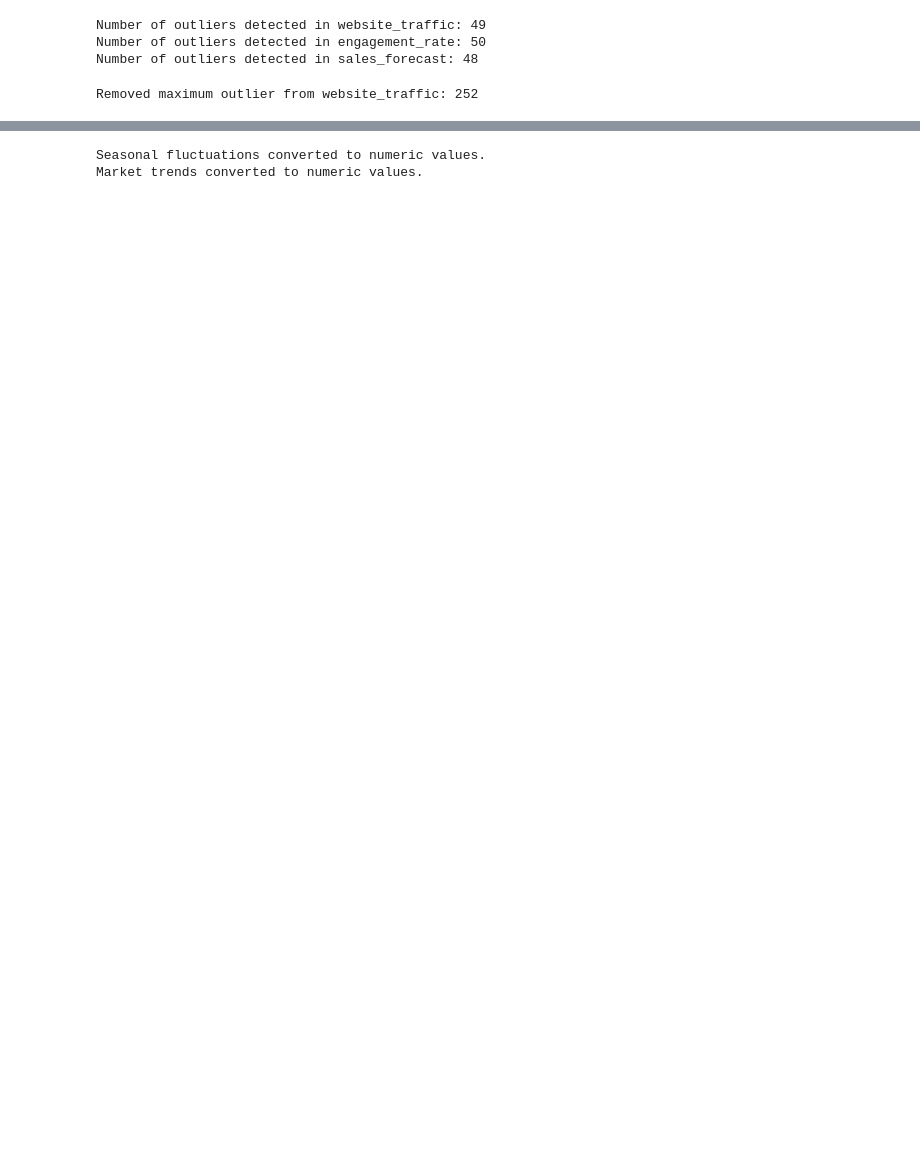
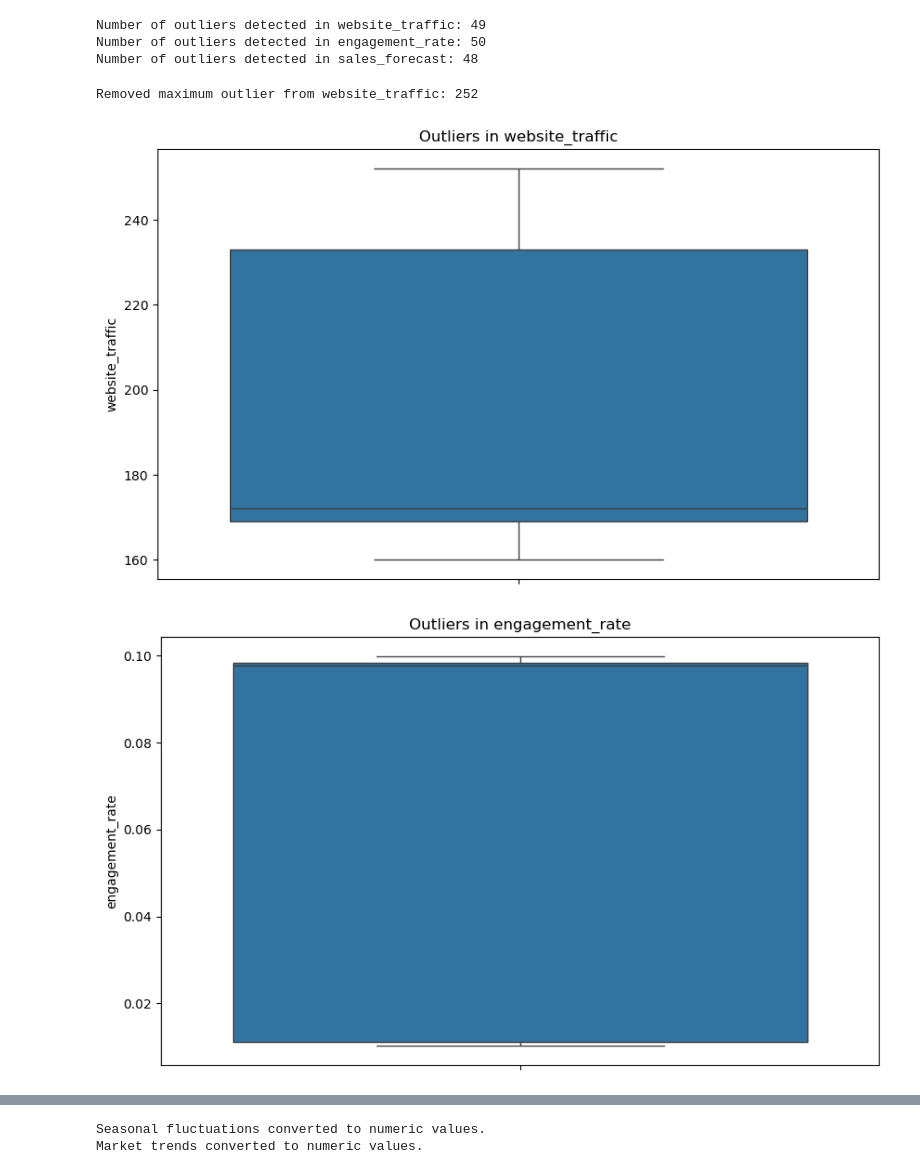
Before and after one commit to RebeccaMorolong/Ecommerce-Marketing-Forecast, a Jupyter notebook: websiteanalysis.ipynb, the cells around one changed output, grey strips where cells are left out. Cells and saved outputs as stored; diff of their text form; code cells hidden in the pictures; blank space fills up the shorter version.

```diff
--- a/websiteanalysis.ipynb
+++ b/websiteanalysis.ipynb
@@ -172,11 +186,16 @@ df_cleaned_traffic = remove_max_outliers(df, 'website_traffic')
 # %% [output]
 Removed maximum outlier from website_traffic: 252
 # %%
-# visualize outliers
+# visualize outliers uisng seaborn boxplot
 def plot_outliers(df, column):
-    fig = px.box(df, y=column, title=f'Outliers in {column}')
-    fig.update_layout(yaxis_title=column)
-    fig.show()
+    plt.figure(figsize=(10, 6))
+    sns.boxplot(y=df[column])
+    plt.title(f'Outliers in {column}')
+    plt.ylabel(column)
+    plt.show()
 plot_outliers(outliers_traffic, 'website_traffic')
 plot_outliers(outliers_engagement, 'engagement_rate')
 plot_outliers(outliers_sales, 'sales_forecast')
+# %% [output]
+[figure, added]
+[figure, added]
```
Also changed, not shown: parts of 12 cells of this notebook.
